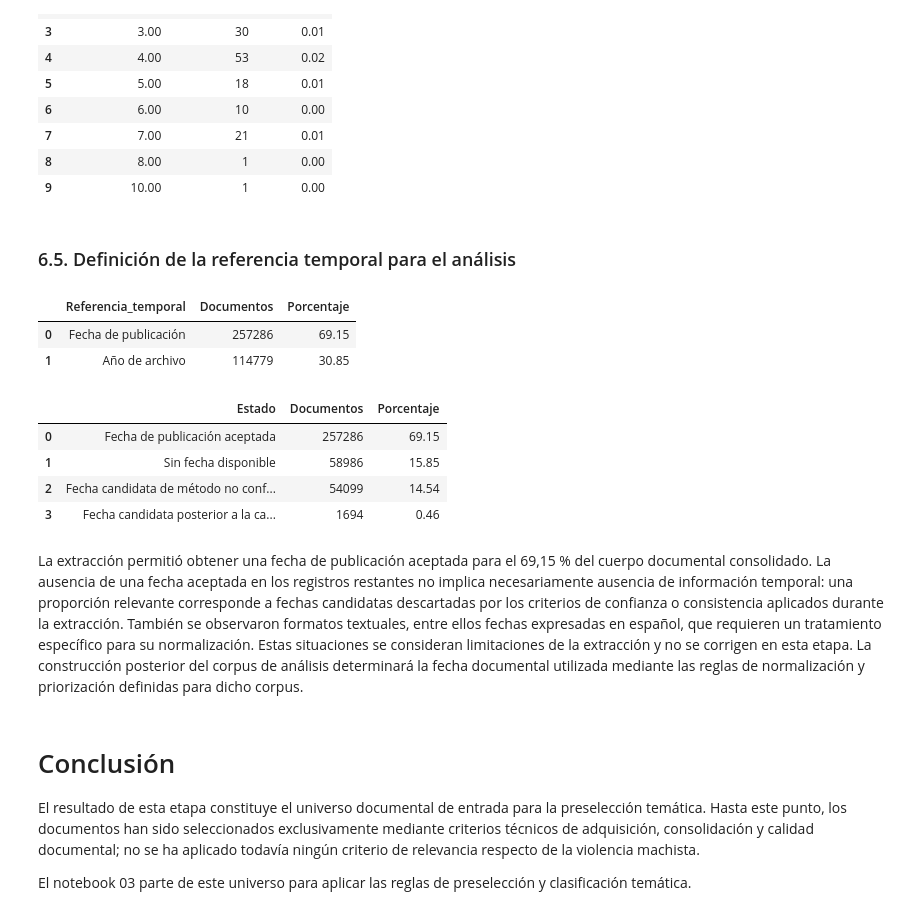
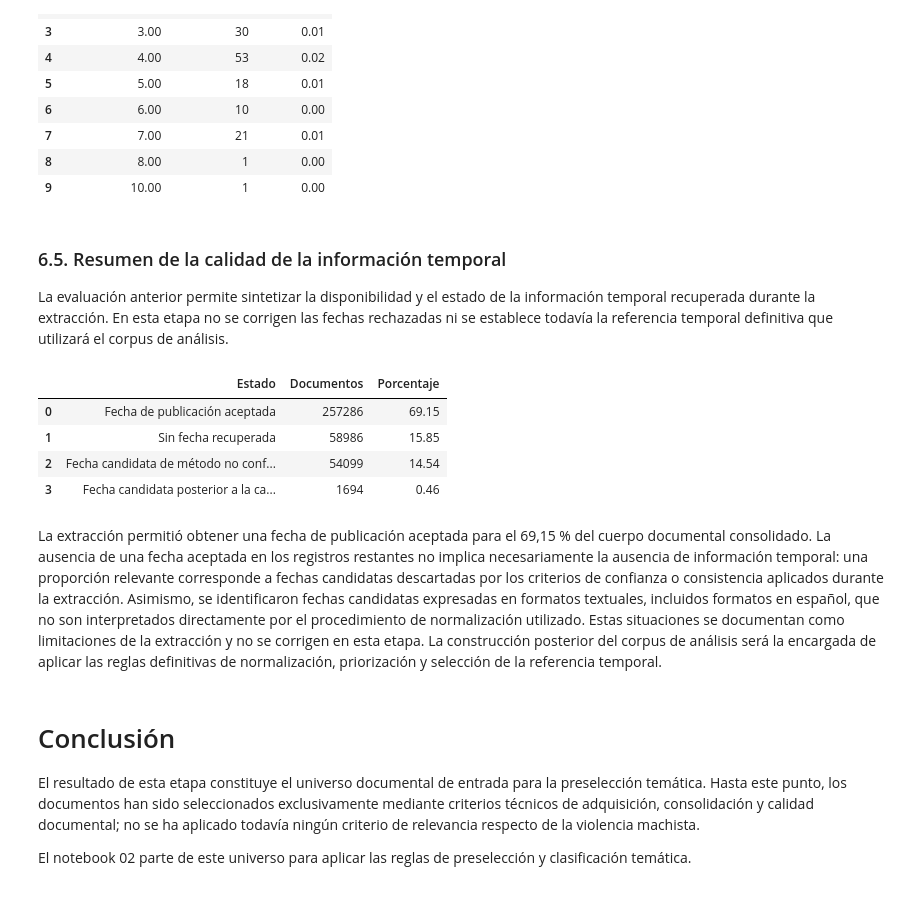
Before and after one commit to karenLS3/tfm-media-violence-analysis, a Jupyter notebook: notebooks/01_evaluacion_extraccion.ipynb, the cells around one changed output. Saved outputs shown, nothing was run; the diff lists cells and outputs as text; code cells hidden in the pictures.

```diff
--- a/notebooks/01_evaluacion_extraccion.ipynb
+++ b/notebooks/01_evaluacion_extraccion.ipynb
@@ -4833,53 +3967,12 @@ display(
 | 8 | 8.00 | 1 | 0.00 |
 | 9 | 10.00 | 1 | 0.00 |
 # %% [markdown]
-### 6.5. Definición de la referencia temporal para el análisis
+### 6.5. Resumen de la calidad de la información temporal
+
+La evaluación anterior permite sintetizar la disponibilidad y el estado
+de la información temporal recuperada durante la extracción. En esta etapa
+no se corrigen las fechas rechazadas ni se establece todavía la referencia
+temporal definitiva que utilizará el corpus de análisis.
-# %%
-date_df["temporal_reference"] = np.where(
-    date_df["publication_date_accepted"],
-    "Fecha de publicación",
-    "Año de archivo",
-)
-
-temporal_reference_summary = (
-    date_df[
-        "temporal_reference"
-    ]
-    .value_counts()
-    .rename_axis("Referencia_temporal")
-    .reset_index(name="Documentos")
-)
-
-temporal_reference_summary[
-    "Porcentaje"
-] = (
-    100
-    * temporal_reference_summary["Documentos"]
-    / n_documents
-)
-
-display(
-    temporal_reference_summary.round(2)
-)
-# %% [output]
-|  | Referencia_temporal | Documentos | Porcentaje |
-| 0 | Fecha de publicación | 257286 | 69.15 |
-| 1 | Año de archivo | 114779 | 30.85 |
-# %%
-date_df["analysis_year"] = (
-    date_df["publication_year"]
-    .where(
-        date_df["publication_date_accepted"],
-        date_df["archive_year"],
-    )
-    .astype("Int64")
-)
-
-date_df["analysis_year_source"] = np.where(
-    date_df["publication_date_accepted"],
-    "publication_date",
-    "archive_year",
-)
 # %%
 # ==========================================================
 # Resumen final de disponibilidad temporal
@@ -4888,7 +3981,7 @@ date_df["analysis_year_source"] = np.where(
 date_quality_summary = pd.DataFrame({
     "Estado": [
         "Fecha de publicación aceptada",
-        "Sin fecha disponible",
+        "Sin fecha recuperada",
         "Fecha candidata de método no confiable",
         "Fecha candidata posterior a la captura",
     ],
@@ -4901,38 +3994,38 @@ date_quality_summary = pd.DataFrame({
         int(
             date_df["metadata_publication_date_status"]
             .eq("missing")
             .sum()
         ),
         int(
             date_df["metadata_publication_date_status"]
             .eq("rejected_untrusted_method")
             .sum()
         ),
         int(
             date_df["metadata_publication_date_status"]
             .eq("rejected_after_capture")
             .sum()
         ),
     ],
 })
 
 date_quality_summary["Porcentaje"] = (
     100
     * date_quality_summary["Documentos"]
     / len(date_df)
 )
 
 display(
     date_quality_summary.round(2)
 )
 # %% [output]
 |  | Estado | Documentos | Porcentaje |
 | 0 | Fecha de publicación aceptada | 257286 | 69.15 |
-| 1 | Sin fecha disponible | 58986 | 15.85 |
+| 1 | Sin fecha recuperada | 58986 | 15.85 |
 | 2 | Fecha candidata de método no conf... | 54099 | 14.54 |
 | 3 | Fecha candidata posterior a la ca... | 1694 | 0.46 |
 # %% [markdown]
-La extracción permitió obtener una fecha de publicación aceptada para el 69,15 % del cuerpo documental consolidado. La ausencia de una fecha aceptada en los registros restantes no implica necesariamente ausencia de información temporal: una proporción relevante corresponde a fechas candidatas descartadas por los criterios de confianza o consistencia aplicados durante la extracción. También se observaron formatos textuales, entre ellos fechas expresadas en español, que requieren un tratamiento específico para su normalización. Estas situaciones se consideran limitaciones de la extracción y no se corrigen en esta etapa. La construcción posterior del corpus de análisis determinará la fecha documental utilizada mediante las reglas de normalización y priorización definidas para dicho corpus.
+La extracción permitió obtener una fecha de publicación aceptada para el 69,15 % del cuerpo documental consolidado. La ausencia de una fecha aceptada en los registros restantes no implica necesariamente la ausencia de información temporal: una proporción relevante corresponde a fechas candidatas descartadas por los criterios de confianza o consistencia aplicados durante la extracción. Asimismo, se identificaron fechas candidatas expresadas en formatos textuales, incluidos formatos en español, que no son interpretados directamente por el procedimiento de normalización utilizado. Estas situaciones se documentan como limitaciones de la extracción y no se corrigen en esta etapa. La construcción posterior del corpus de análisis será la encargada de aplicar las reglas definitivas de normalización, priorización y selección de la referencia temporal.
 # %% [markdown]
 # Conclusión
 
@@ -4942,5 +4035,5 @@ seleccionados exclusivamente mediante criterios técnicos de adquisición,
 consolidación y calidad documental; no se ha aplicado todavía ningún
 criterio de relevancia respecto de la violencia machista.
 
-El notebook 03 parte de este universo para aplicar las reglas de
+El notebook 02 parte de este universo para aplicar las reglas de
 preselección y clasificación temática.
```
Also changed, not shown: parts of 2 cells of this notebook.
